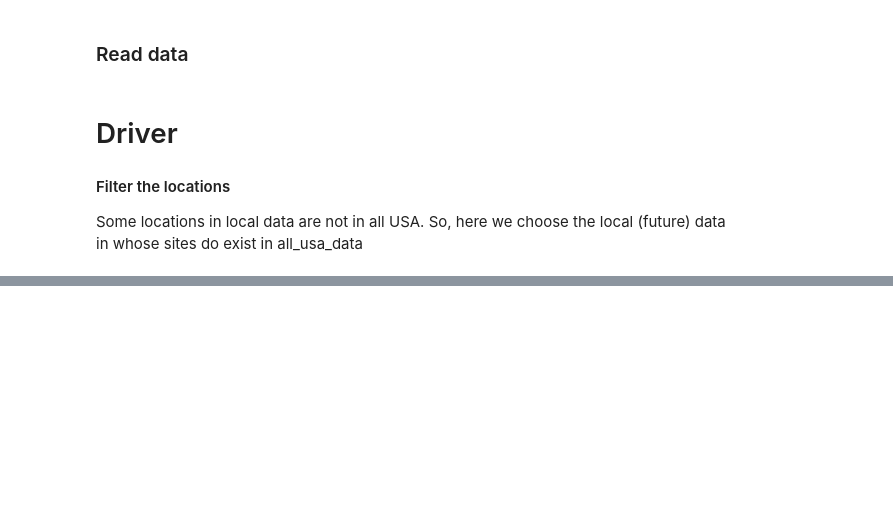
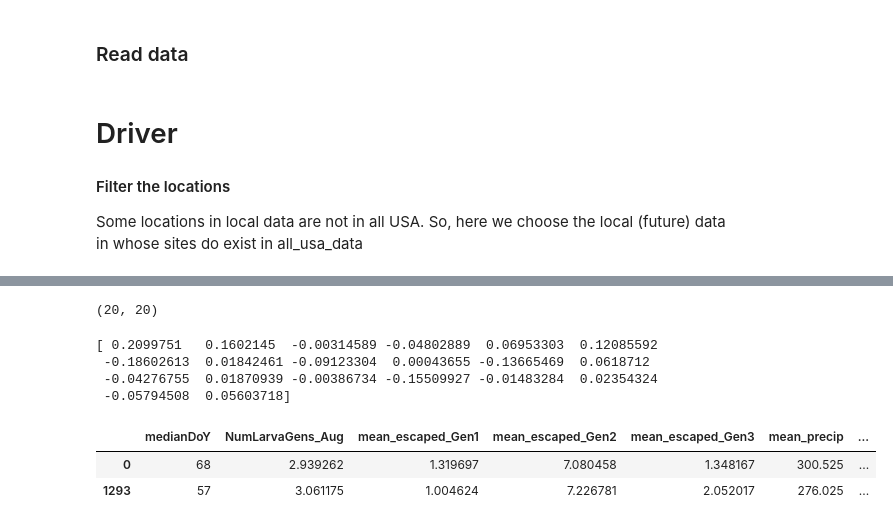
Before and after one commit to sunil21075/Ag, a Jupyter notebook: analogy/03_find_analogs/python_analogs/Analog_Covariance.ipynb, the cells around one changed output, grey strips where cells are left out. Saved outputs shown, nothing was run; the diff lists cells and outputs as text; code cells hidden in the pictures; blank space fills up the shorter version.

```diff
--- a/analogy/03_find_analogs/python_analogs/Analog_Covariance.ipynb
+++ b/analogy/03_find_analogs/python_analogs/Analog_Covariance.ipynb
@@ -621,0 +654,27 @@ curr_loc_df.shape
+# %%
+A = np.random.rand(20, 3)
+np.cov(A).shape
+# %% [output]
+(20, 20)
+# %%
+A = np.random.rand(20, 3)
+pca = PCA(n_components = 3)
+pca.fit(A);
+A_pca = pca.transform(A)
+A_pca_1 = sklearn.covariance.empirical_covariance(A, assume_centered=False)
+print(np.cov(A_pca)[0])
+# %% [output]
+[ 0.2099751   0.1602145  -0.00314589 -0.04802889  0.06953303  0.12085592
+ -0.18602613  0.01842461 -0.09123304  0.00043655 -0.13665469  0.0618712
+ -0.04276755  0.01870939 -0.00386734 -0.15509927 -0.01483284  0.02354324
+ -0.05794508  0.05603718]
+# %%
+one_ICV = hist_orig[hist_orig.location == hist_orig.location[0]].copy()
+# %%
+one_ICV_numeric = one_ICV.drop(['year', 'location', 'ClimateScenario', 'mean_escaped_Gen4'], axis=1)
+# %%
+one_ICV_numeric_centered = one_ICV_numeric - one_ICV_numeric
+# %% [output]
+|  | medianDoY | NumLarvaGens_Aug | mean_escaped_Gen1 | mean_escaped_Gen2 | mean_escaped_Gen3 | mean_precip | ... |
+| 0 | 68 | 2.939262 | 1.319697 | 7.080458 | 1.348167 | 300.525 | ... |
+| 1293 | 57 | 3.061175 | 1.004624 | 7.226781 | 2.052017 | 276.025 | ... |
```
Also changed, not shown: parts of 47 cells of this notebook, 13 other files.
